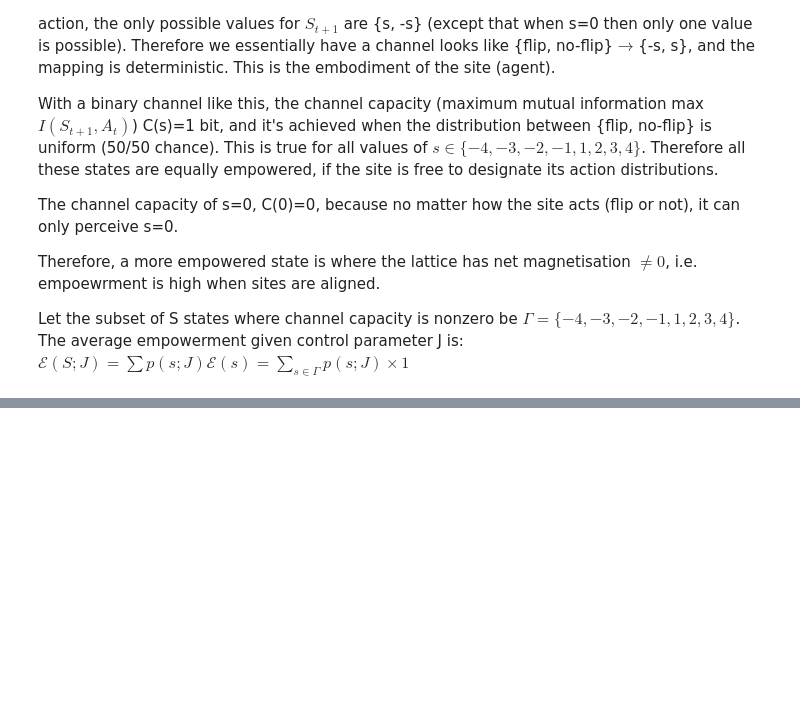
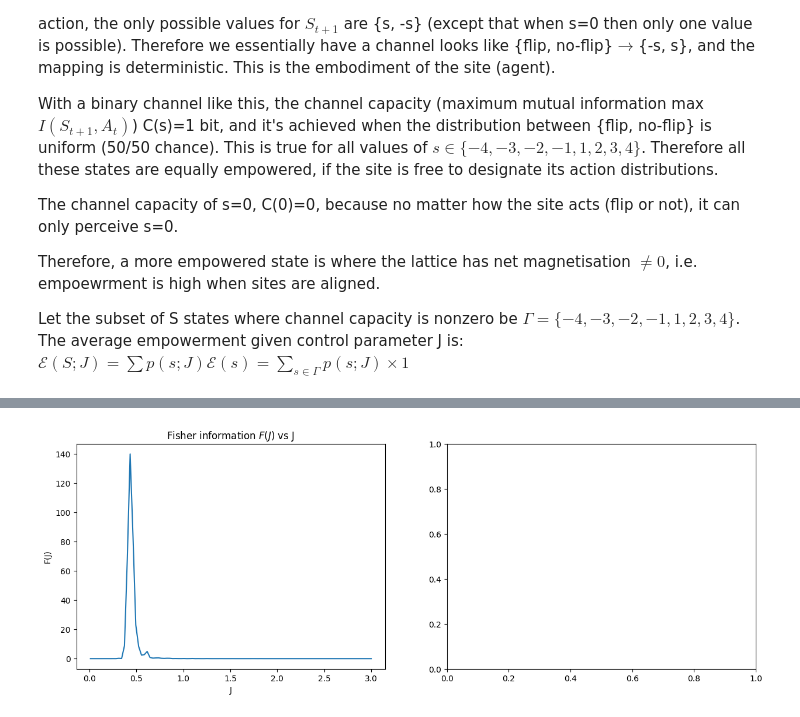
Before and after one commit to qianyangchen/IsingModel2D, a Jupyter notebook: Ising2D.ipynb, the cells around one changed output, grey strips where cells are left out. Drawn from its saved outputs; the diff is of its cells as text; code cells hidden in the pictures; blank space fills up the shorter version.

```diff
--- a/Ising2D.ipynb
+++ b/Ising2D.ipynb
@@ -373,7 +377,7 @@ jmax = list(mis.keys())[pos]
 # %%
 N = 100
 time = 1000000
-senses, actions, sensesNext, mus, magnetisations = simulation(N, time, jmax, bias=0.5, seed=0)
+spins, senses, actions, sensesNext, mus, magnetisations = simulation(N, time, jmax, bias=0.5, seed=0)
 
 # plot energy and magnetisation
 fig, axes = plt.subplots(nrows=1, ncols=2, figsize=(15, 5))
@@ -392,0 +439,11 @@ ax.set_ylabel('Magnetisation');
+# %%
+def get_pdf(samples):
+    sigma, counts = np.unique(samples, return_counts=True)
+    p = {}
+    for sig, cnt in zip(sigma, counts):
+        p[sig] = cnt/samples.size
+    return p
+# %%
+p = get_pdf(lattice)
+print(f'Average spin: {p[-1]*-1+p[1]:.4f}')
+print(f'Check with magnetisation: {get_magnetisation(lattice)}')
@@ -392,0 +453,16 @@ ax.set_ylabel('Magnetisation');
+# %%
+%%time
+# run for multiple J and compute pi for each J
+Js = np.linspace(0.01,3,100)
+N = 100
+time = 1000000
+etpSigma = {}
+pdf = {}
+offsetSigma = 1 # convert range [-4,4] to [0,8] for mi computation
+baseSigma = 2*offsetSigma+1
+numSample = 100000 # take 10k observations to compute pi
+
+for j in Js:
+    spins, senses, actions, sensesNext, mus, magnetisations = simulation(N, time, j, bias=0.75, seed=0, plot=False)
+    pdf[j] = get_pdf(spins[-numSample:])
+    etpSigma[j] = entropy((spins[-numSample:]+offsetSigma)//2, baseSigma)
@@ -392,0 +514,10 @@ ax.set_ylabel('Magnetisation');
+# %%
+fisherInfo = get_fisher(pdf)
+fig, axes = plt.subplots(nrows=1, ncols=2, figsize=(15, 5))
+ax = axes[0]
+ax.plot(fisherInfo.keys(), fisherInfo.values())
+ax.set_title(r'Fisher information $F(J)$ vs J');
+ax.set_xlabel('J');
+ax.set_ylabel('F(J)');
+# %% [output]
+[figure, added]
```
Also changed, not shown: parts of 22 cells of this notebook.
